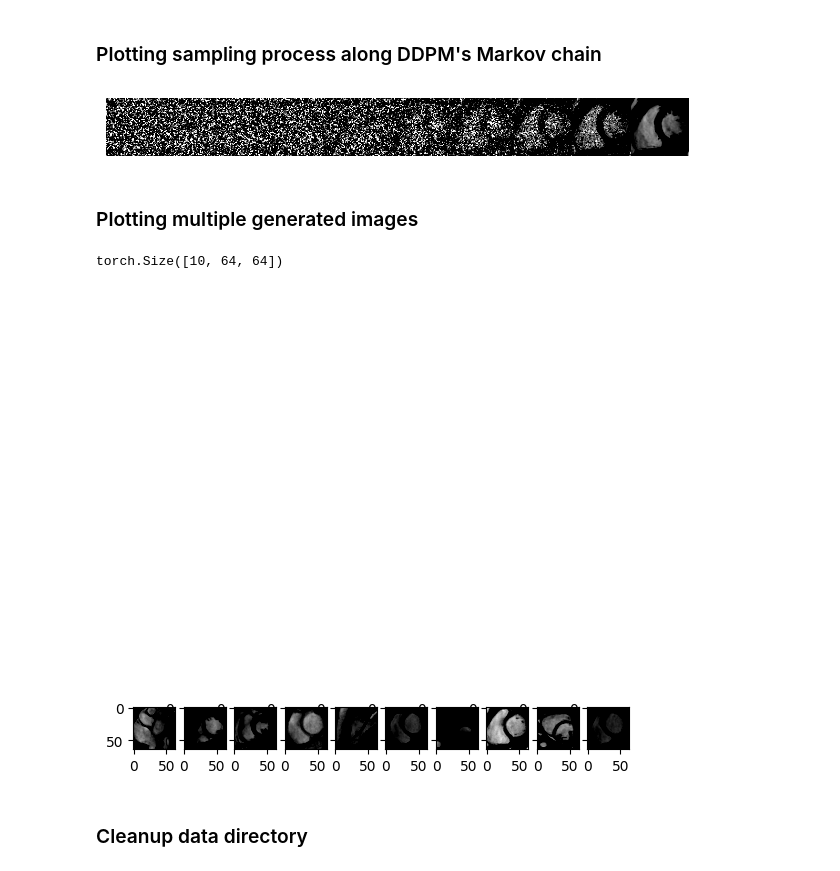
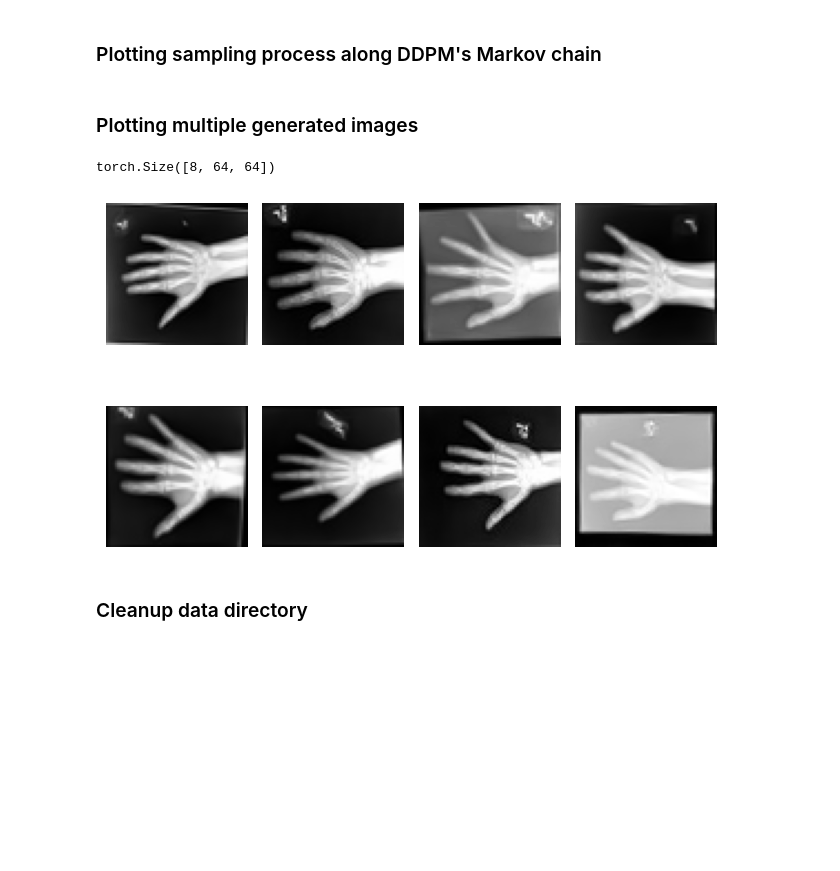
Before and after one commit to ShaoKAi100812/cmr_diffusion_models, a Jupyter notebook: monai_ddpm.ipynb, the cells around one changed output. Saved outputs shown, nothing was run; the diff lists cells and outputs as text; code cells hidden in the pictures; blank space fills up the shorter version.

Commit message:
fix: Modify layout for multi displayment

```diff
--- a/monai_ddpm.ipynb
+++ b/monai_ddpm.ipynb
@@ -355,7 +328,7 @@ DiffusionModelUNet(
 # %% [markdown]
 ### Load the trained model
 # %%
-PATH = os.path.join(os.getcwd(), "checkpoints/checkpoints_T1000_e300")
+PATH = os.path.join(os.getcwd(), "checkpoints/checkpoints_T1000_test")
 model.load_state_dict(torch.load(PATH))
 # %% [output]
 <All keys matched successfully>
@@ -400,12 +371,11 @@ plt.imshow(chain[0, 0].cpu(), vmin=0, vmax=1, cmap="gray")
 plt.tight_layout()
 plt.axis("off")
 plt.show()
-# %% [output]
-[figure, removed]
 # %% [markdown]
 ### Plotting multiple generated images
 # %%
-n_generations = 10
+n_generations = 8
+
 
 model.eval()
 noise = torch.randn((n_generations, 1, 64, 64))
@@ -415,26 +385,25 @@ with autocast(enabled=True):
     image = inferer.sample(
         input_noise=noise, diffusion_model=model, scheduler=scheduler
     )
-# %%
-image = image.cpu().squeeze()
-
-print(image.shape)
-
-#TODO: Modify layout
-plt.figure()
-plt.style.use("default")
-plt.tight_layout()
-plt.axis("off")
-f, axarr = plt.subplots(1, n_generations)
-for i in range(n_generations):
-    axarr[i].imshow(image[i], vmin=0, vmax=1, cmap="gray")
-# axarr[0].imshow(image[0], vmin=0, vmax=1, cmap="gray")
-# axarr[1].imshow(image[1], vmin=0, vmax=1, cmap="gray")
-plt.show()
-# %% [output]
-torch.Size([10, 64, 64])
-[figure, removed]
-[figure, removed]
+# %%
+image = image.cpu().squeeze()
+cols = 4
+
+print(image.shape)
+# print(image.min())
+
+plt.figure()
+for i in range(n_generations//cols):
+    for j in range(cols):
+        plt.subplot(n_generations//cols, cols, i*cols+j+1)
+        plt.imshow(image[i*cols+j], vmin=0, vmax=1, cmap="gray")
+        plt.axis("off")
+plt.style.use("default")
+plt.tight_layout()
+plt.show()
+# %% [output]
+torch.Size([8, 64, 64])
+[figure, added]
 # %% [markdown]
 ### Cleanup data directory
 # %%
```
Also changed, not shown: parts of 10 cells of this notebook.
